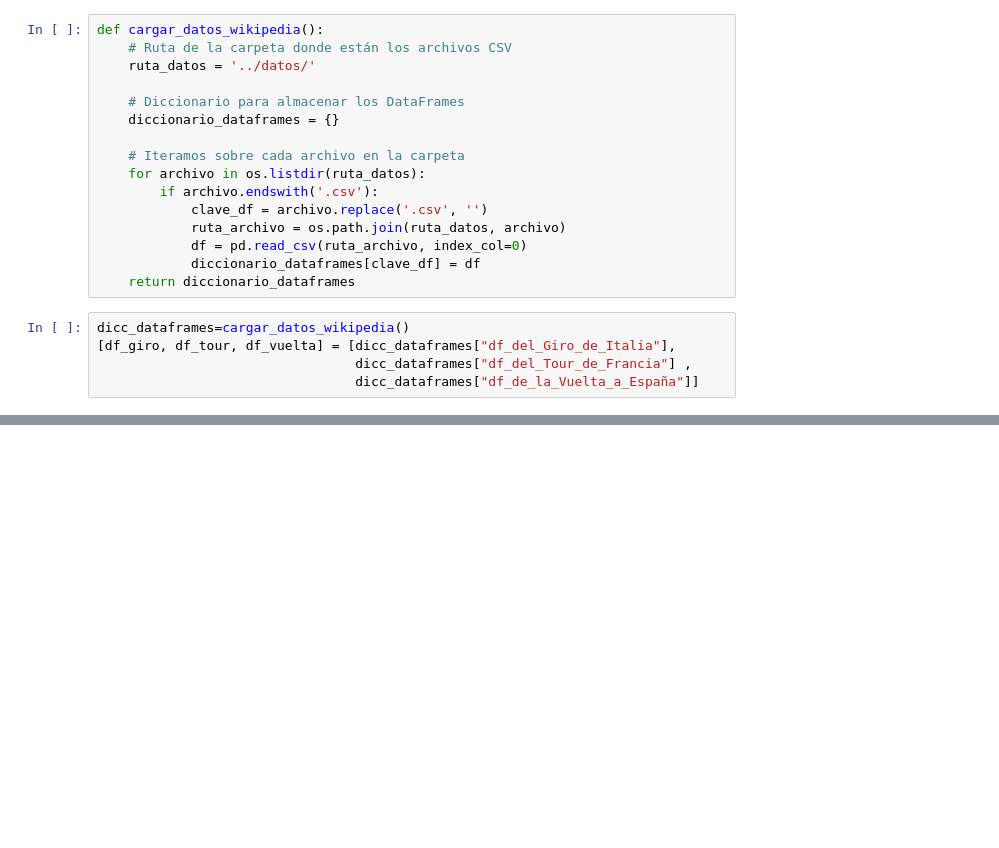
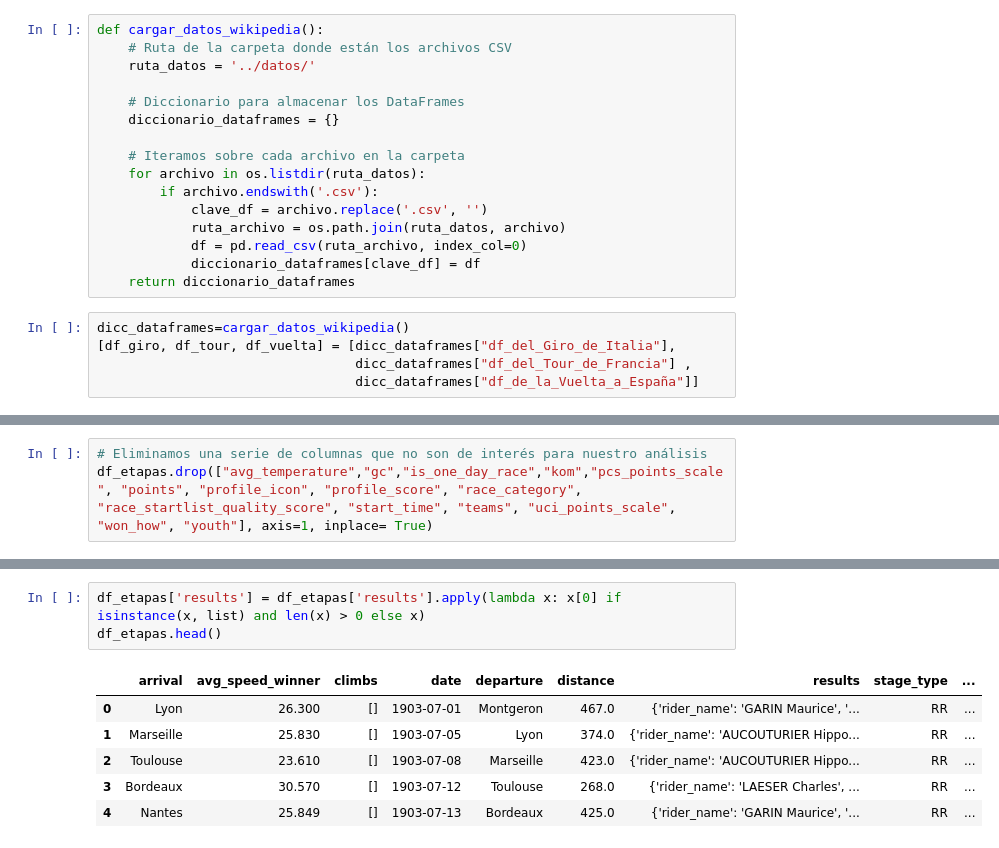
Before and after one commit to Rcm89/Proyecto5-RecorridosCiclsitas, a Jupyter notebook: notebooks/api-procyclingstats.ipynb, the cells around one changed output, grey strips where cells are left out. Drawn from its saved outputs; the diff is of its cells as text; blank space fills up the shorter version.

```diff
--- a/notebooks/api-procyclingstats.ipynb
+++ b/notebooks/api-procyclingstats.ipynb
@@ -65 +163,4 @@ dicc_dataframes=cargar_datos_wikipedia()
+# %%
+# Eliminamos una serie de columnas que no son de interés para nuestro análisis
+df_etapas.drop(["avg_temperature","gc","is_one_day_race","kom","pcs_points_scale", "points", "profile_icon", "profile_score", "race_category",	"race_startlist_quality_score", "start_time", "teams", "uci_points_scale", "won_how", "youth"], axis=1, inplace= True)
 # %%
@@ -189,0 +191,10 @@ El Tour del año 2024 tuvo 21 etapas
+# %%
+df_etapas['results'] = df_etapas['results'].apply(lambda x: x[0] if isinstance(x, list) and len(x) > 0 else x)
+df_etapas.head()
+# %% [output]
+|  | arrival | avg_speed_winner | climbs | date | departure | distance | results | stage_type | ... |
+| 0 | Lyon | 26.300 | [] | 1903-07-01 | Montgeron | 467.0 | {'rider_name': 'GARIN Maurice', '... | RR | ... |
+| 1 | Marseille | 25.830 | [] | 1903-07-05 | Lyon | 374.0 | {'rider_name': 'AUCOUTURIER Hippo... | RR | ... |
+| 2 | Toulouse | 23.610 | [] | 1903-07-08 | Marseille | 423.0 | {'rider_name': 'AUCOUTURIER Hippo... | RR | ... |
+| 3 | Bordeaux | 30.570 | [] | 1903-07-12 | Toulouse | 268.0 | {'rider_name': 'LAESER Charles', ... | RR | ... |
+| 4 | Nantes | 25.849 | [] | 1903-07-13 | Bordeaux | 425.0 | {'rider_name': 'GARIN Maurice', '... | RR | ... |
```
Also changed, not shown: parts of 21 cells of this notebook.
